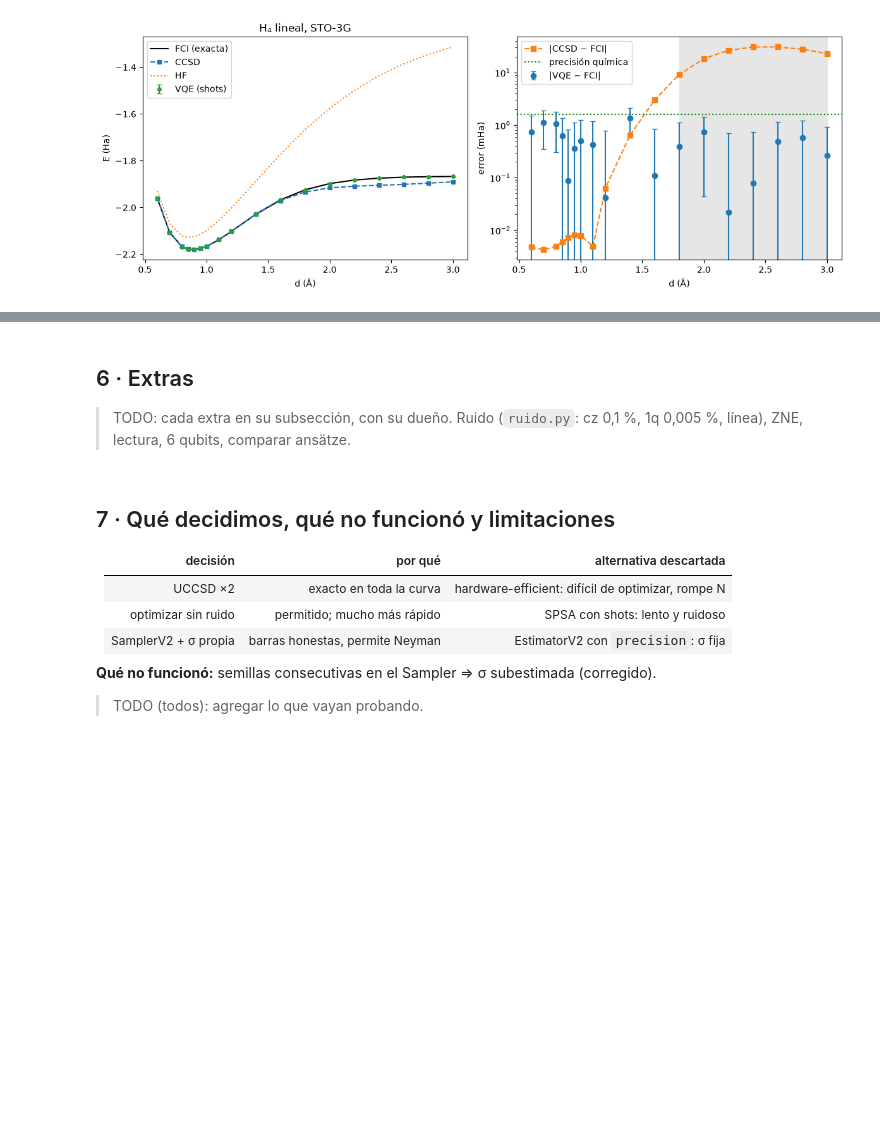
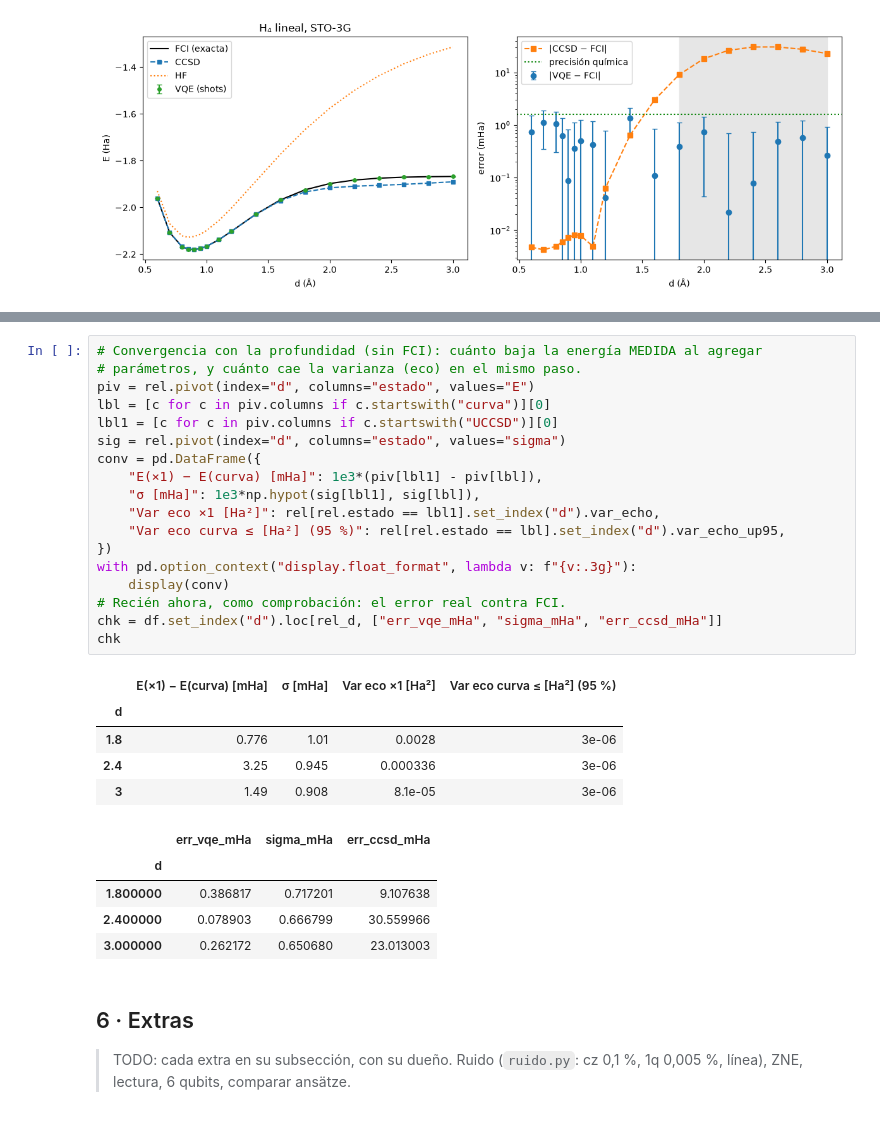
Before and after one commit to octavioromagnoli/quantum-toffolis, a Jupyter notebook: notebook/H4_VQE.ipynb, the cells around one changed output, grey strips where cells are left out. Saved outputs shown, nothing was run; the diff lists cells and outputs as text; blank space fills up the shorter version.

```diff
--- a/notebook/H4_VQE.ipynb
+++ b/notebook/H4_VQE.ipynb
@@ -804,16 +1097,33 @@ pd.DataFrame(diag)
+# %%
+# Convergencia con la profundidad (sin FCI): cuánto baja la energía MEDIDA al agregar
+# parámetros, y cuánto cae la varianza (eco) en el mismo paso.
+piv = rel.pivot(index="d", columns="estado", values="E")
+lbl = [c for c in piv.columns if c.startswith("curva")][0]
+lbl1 = [c for c in piv.columns if c.startswith("UCCSD")][0]
+sig = rel.pivot(index="d", columns="estado", values="sigma")
+conv = pd.DataFrame({
+    "E(×1) − E(curva) [mHa]": 1e3*(piv[lbl1] - piv[lbl]),
+    "σ [mHa]": 1e3*np.hypot(sig[lbl1], sig[lbl]),
+    "Var eco ×1 [Ha²]": rel[rel.estado == lbl1].set_index("d").var_echo,
+    "Var eco curva ≤ [Ha²] (95 %)": rel[rel.estado == lbl].set_index("d").var_echo_up95,
+})
+with pd.option_context("display.float_format", lambda v: f"{v:.3g}"):
+    display(conv)
+# Recién ahora, como comprobación: el error real contra FCI.
+chk = df.set_index("d").loc[rel_d, ["err_vqe_mHa", "sigma_mHa", "err_ccsd_mHa"]]
+chk
+# %% [output]
+|  | E(×1) − E(curva) [mHa] | σ [mHa] | Var eco ×1 [Ha²] | Var eco curva ≤ [Ha²] (95 %) |
+| d |  |  |  |  |
+| 1.8 | 0.776 | 1.01 | 0.0028 | 3e-06 |
+| 2.4 | 3.25 | 0.945 | 0.000336 | 3e-06 |
+| 3 | 1.49 | 0.908 | 8.1e-05 | 3e-06 |
+|  | err_vqe_mHa | sigma_mHa | err_ccsd_mHa |
+| d |  |  |  |
+| 1.800000 | 0.386817 | 0.717201 | 9.107638 |
+| 2.400000 | 0.078903 | 0.666799 | 30.559966 |
+| 3.000000 | 0.262172 | 0.650680 | 23.013003 |
 # %% [markdown]
 ## 6 · Extras
 
 > TODO: cada extra en su subsección, con su dueño. Ruido (`ruido.py`: cz 0,1 %, 1q 0,005 %, línea), ZNE, lectura, 6 qubits, comparar ansätze.
-# %% [markdown]
-## 7 · Qué decidimos, qué no funcionó y limitaciones
-
-| decisión | por qué | alternativa descartada |
-|---|---|---|
-| UCCSD ×2 | exacto en toda la curva | hardware-efficient: difícil de optimizar, rompe N |
-| optimizar sin ruido | permitido; mucho más rápido | SPSA con shots: lento y ruidoso |
-| SamplerV2 + σ propia | barras honestas, permite Neyman | EstimatorV2 con `precision`: σ fija |
-
-**Qué no funcionó:** semillas consecutivas en el Sampler ⇒ σ subestimada (corregido).
-
-> TODO (todos): agregar lo que vayan probando.
```
Also changed, not shown: parts of 13 cells of this notebook, 8 other files.
